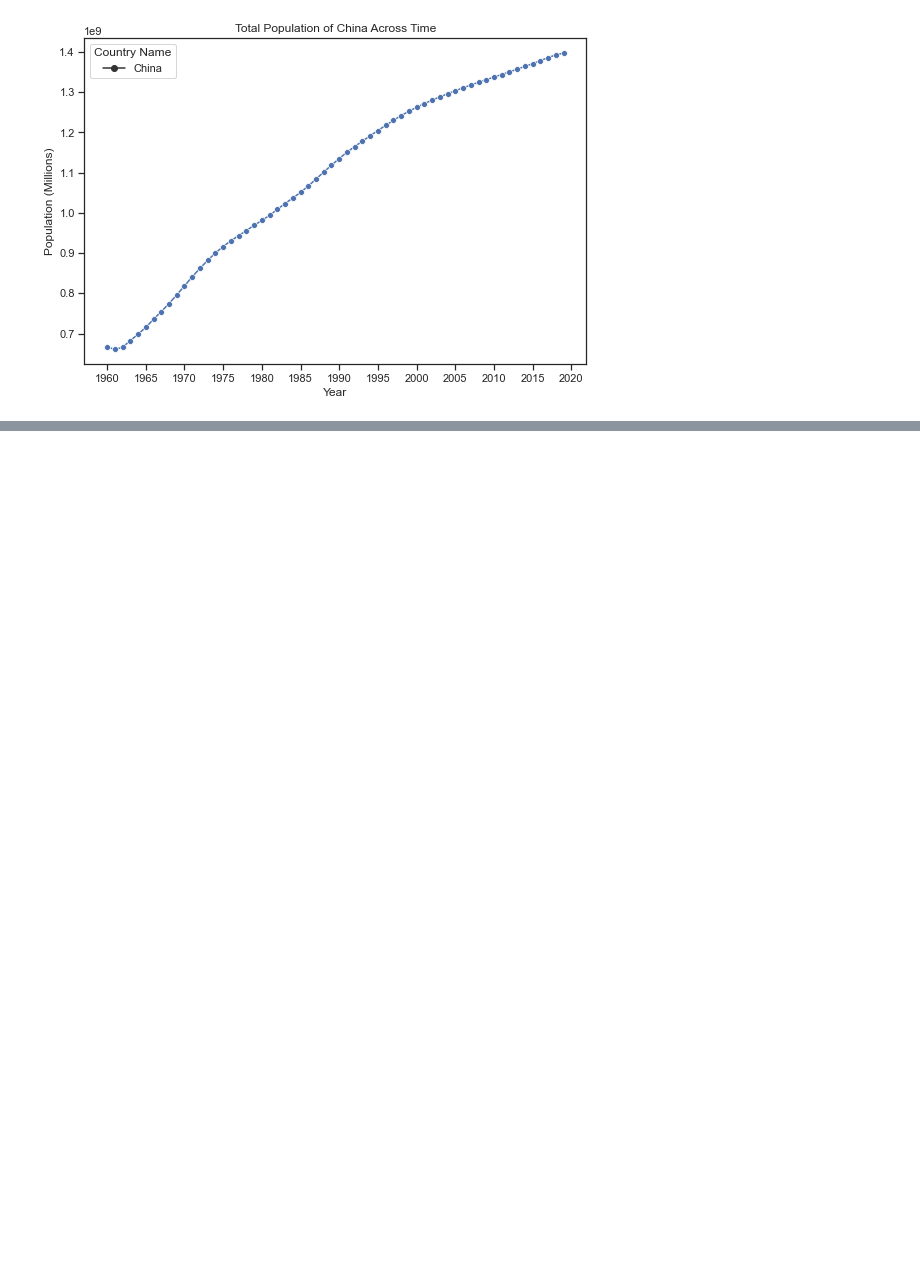
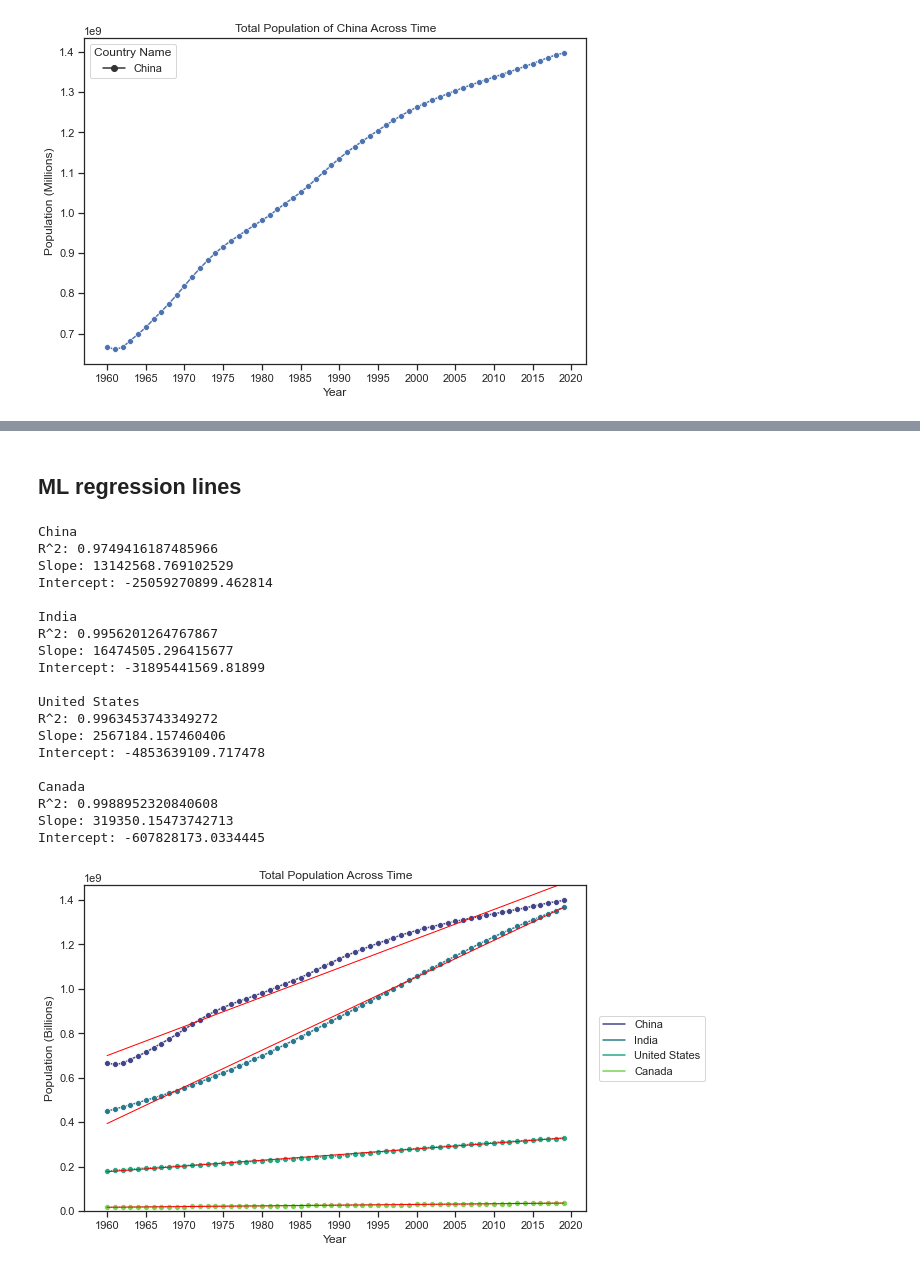
Before and after one commit to annapoliswu/CISC367_Final, a Jupyter notebook: messy-china-population-analysis.ipynb, the cells around one changed output, grey strips where cells are left out. Drawn from its saved outputs; the diff is of its cells as text; code cells hidden in the pictures; blank space fills up the shorter version.

```diff
--- a/messy-china-population-analysis.ipynb
+++ b/messy-china-population-analysis.ipynb
@@ -124,0 +155,64 @@ plt.show()
+# %% [markdown]
+## ML regression lines
+# %%
+def linReg(name, yearMin, yearMax):
+    model=LinearRegression(fit_intercept=True)
+    df = popTotal[ (popTotal["Year"] >= yearMin) & (popTotal["Year"] <= yearMax)]
+    df = df[df["Country Name"] == name]
+    x = df[["Year"]]
+    y = df[["Population Total"]]
+    model.fit(x, y)
+    score = model.score(x, y)
+    slope = model.coef_[0][0]
+    intercept = model.intercept_[0]
+    return (slope, intercept, score)
+
+fig, ax = plt.subplots()
+df = popTotal[popTotal['Country Name'].isin(countries)]
+df_plot = sns.lineplot(x = 'Year',
+                        y = 'Population Total',
+                        data = df,
+                        hue = 'Country Name',
+                        marker = 'o',
+                        markers = True,
+                        dashes = False,
+                        markersize = 6,
+                        hue_order = countries,
+                        palette = 'viridis'
+                      )
+
+ax.xaxis.set_major_locator(plt.MultipleLocator(5))
+df_plot.set(xlabel='Year', ylabel="Population (Billions)", title="Total Population Across Time")
+plt.legend(bbox_to_anchor=(1.025, .6), loc=2, borderaxespad=0)
+plt.ylim(0)
+
+
+for country in countries:
+    slope,intercept,score = linReg(country, 1960, 2019)
+    print(country + "\nR^2: " + str(score) + "\nSlope: "+ str(slope) + "\nIntercept: "+ str(intercept) + "\n")
+    xfit = np.linspace(1960,2019,100) # returns every split 100 nums from 0 to 10
+    yfit = slope * xfit + intercept
+    plt.plot(xfit,yfit, color="red", zorder=2, linewidth=1)
+
+plt.show()
+# %% [output]
+China
+R^2: 0.9749416187485966
+Slope: 13142568.769102529
+Intercept: -25059270899.462814
+
+India
+R^2: 0.9956201264767867
+Slope: 16474505.296415677
+Intercept: -31895441569.81899
+
+United States
+R^2: 0.9963453743349272
+Slope: 2567184.157460406
+Intercept: -4853639109.717478
+
+Canada
+R^2: 0.9988952320840608
+Slope: 319350.15473742713
+Intercept: -607828173.0334445
+[figure, added]
```
Also changed, not shown: parts of 8 cells of this notebook.
